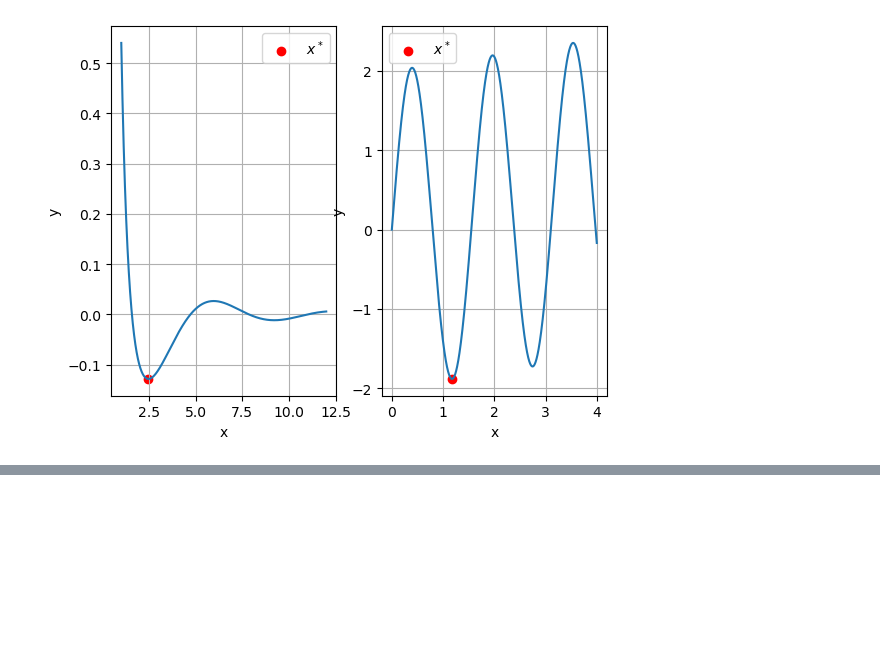
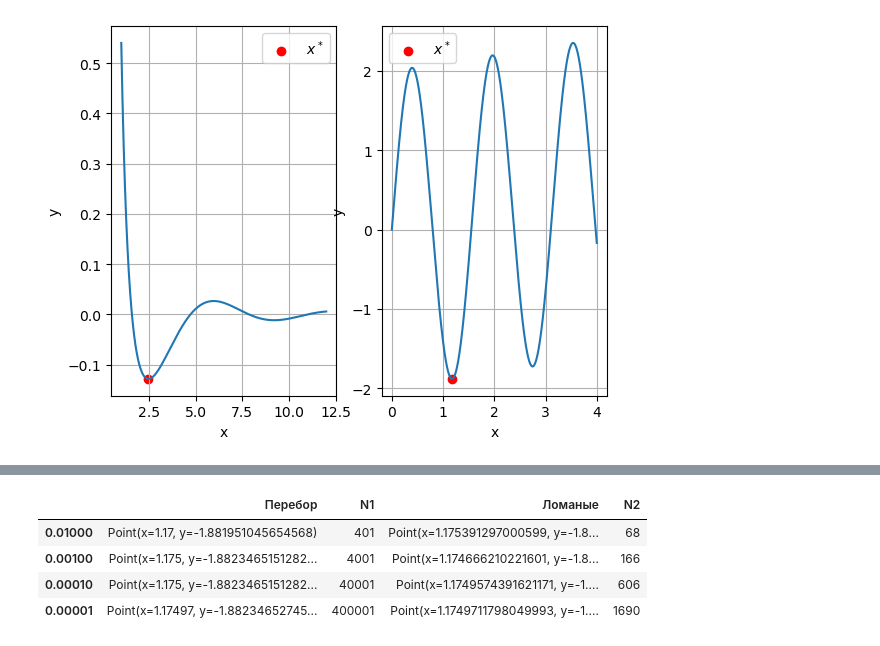
Before and after one commit to BROsandr/opt_methods, a Jupyter notebook: lab1/task.ipynb, the cells around one changed output, grey strips where cells are left out. Drawn from its saved outputs; the diff is of its cells as text; code cells hidden in the pictures; blank space fills up the shorter version.

```diff
--- a/lab1/task.ipynb
+++ b/lab1/task.ipynb
@@ -248,0 +249,21 @@ pd.DataFrame(data=data, index=rows, columns=['Перебор', 'N1', 'Ломан
+# %%
+data = []
+rows = []
+
+for eps in (1e-2, 1e-3, 1e-4, 1e-5):
+  f2_brute = LogPointsWrap(multi_f2)
+
+  actual_brute = brute_force(f=f2_brute, a=0, b=4, eps=eps)
+  f2_poly = LogPointsWrap(multi_f2)
+  actual_poly = polygonal_chain(f=f2_poly, a=0, b=4, eps=eps, get_L=lambda *args, **kwargs: 82/10)
+
+  data.append([actual_brute, len(f2_brute.points), actual_poly, len(f2_poly.points)])
+  rows.append(eps)
+
+pd.DataFrame(data=data, index=rows, columns=['Перебор', 'N1', 'Ломаные', 'N2'])
+# %% [output]
+|  | Перебор | N1 | Ломаные | N2 |
+| 0.01000 | Point(x=1.17, y=-1.881951045654568) | 401 | Point(x=1.175391297000599, y=-1.8... | 68 |
+| 0.00100 | Point(x=1.175, y=-1.8823465151282... | 4001 | Point(x=1.174666210221601, y=-1.8... | 166 |
+| 0.00010 | Point(x=1.175, y=-1.8823465151282... | 40001 | Point(x=1.1749574391621171, y=-1.... | 606 |
+| 0.00001 | Point(x=1.17497, y=-1.88234652745... | 400001 | Point(x=1.1749711798049993, y=-1.... | 1690 |
```
Also changed, not shown: parts of 1 cell of this notebook.
